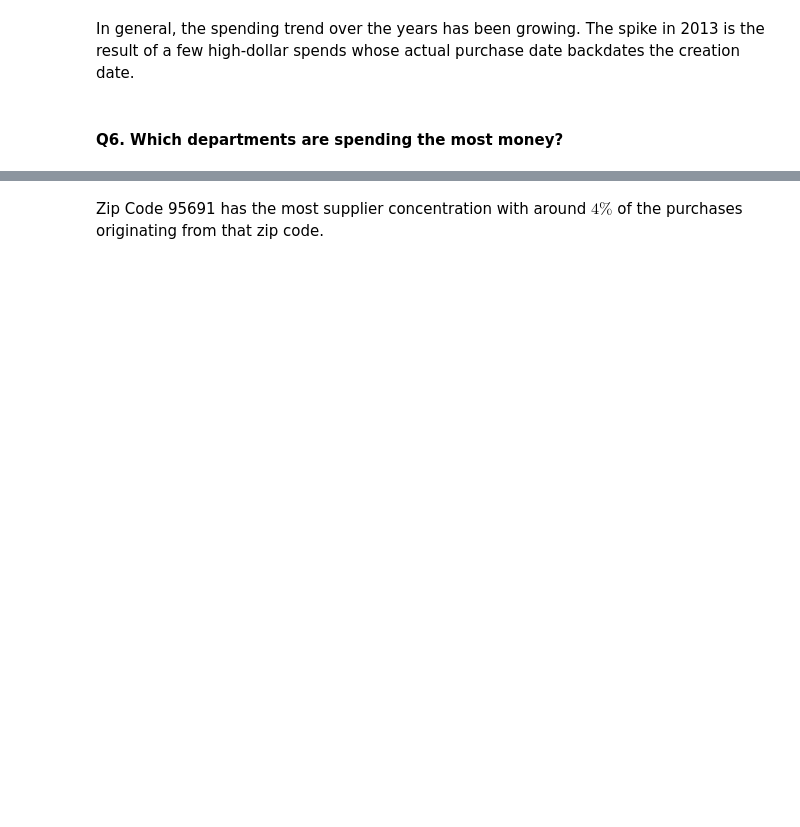
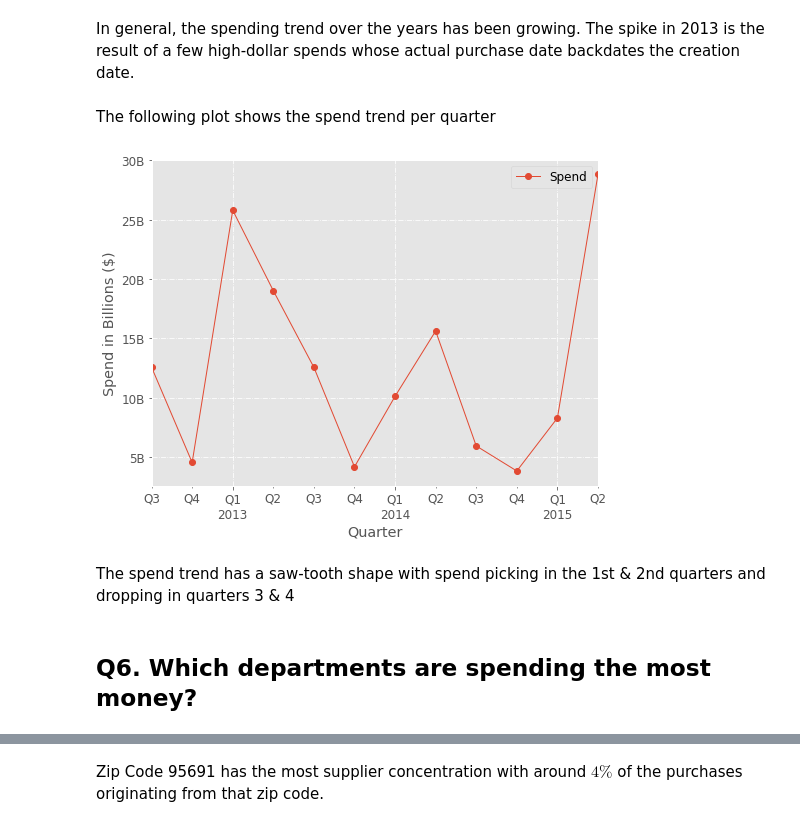
Before and after one commit to mEyob/ds-challenge, a Jupyter notebook: analysis.ipynb, the cells around one changed output, grey strips where cells are left out. Drawn from its saved outputs; the diff is of its cells as text; code cells hidden in the pictures; blank space fills up the shorter version.

```diff
--- a/analysis.ipynb
+++ b/analysis.ipynb
@@ -433,5 +443,26 @@ ax.legend();
 # %% [markdown]
 In general, the spending trend over the years has been growing.
 The spike in 2013 is the result of a few high-dollar spends whose actual purchase date backdates the creation date.
+# %% [markdown]
+The following plot shows the spend trend per quarter
+# %%
+df["Creation Year-Quarter"] = pd.to_datetime(df["Creation Date"]).dt.to_period('Q')
+
+spend_trend = df.groupby("Creation Year-Quarter", as_index=False).agg(
+    Spend=("Total Price Numeric", "sum"))
+
+fig = plt.figure(figsize=(8,6))
+ax = fig.add_subplot(111)
+spend_plot = spend_trend.plot(x="Creation Year-Quarter", y="Spend", kind="line", ax=ax, marker="o")
+
+scale_y = 1e9
+ticks_y = ticker.FuncFormatter(lambda x, _: f'{x/scale_y:.0f}B')
+spend_plot.yaxis.set_major_formatter(ticks_y)
+spend_plot.set_xlabel("Quarter")
+spend_plot.set_ylabel("Spend in Billions ($)");
+# %% [output]
+[figure, added]
+# %% [markdown]
+The spend trend has a saw-tooth shape with spend picking in the 1st & 2nd quarters and dropping in quarters 3 & 4
 # %% [markdown]
-#### Q6. Which departments are spending the most money?
+## Q6. Which departments are spending the most money?
```
Also changed, not shown: parts of 104 cells of this notebook.
